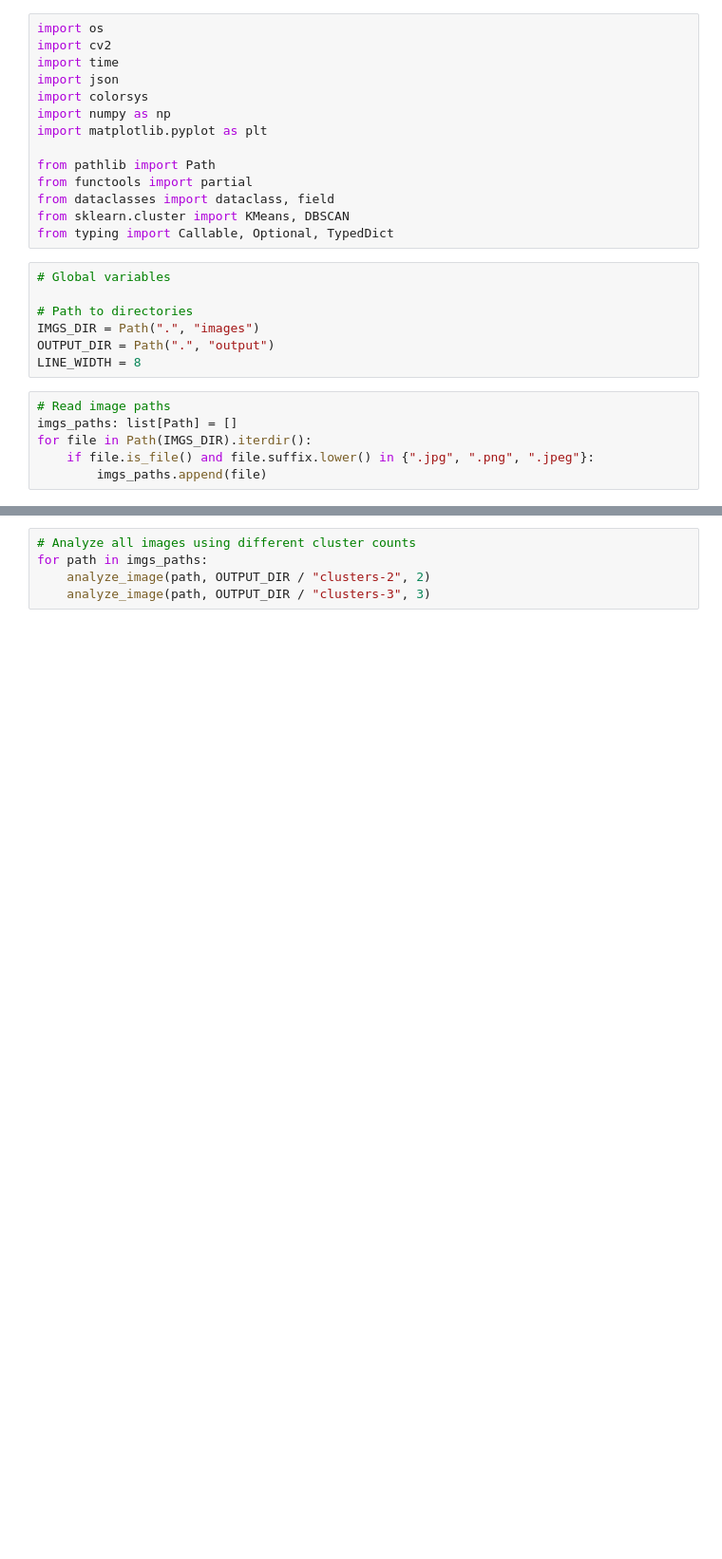
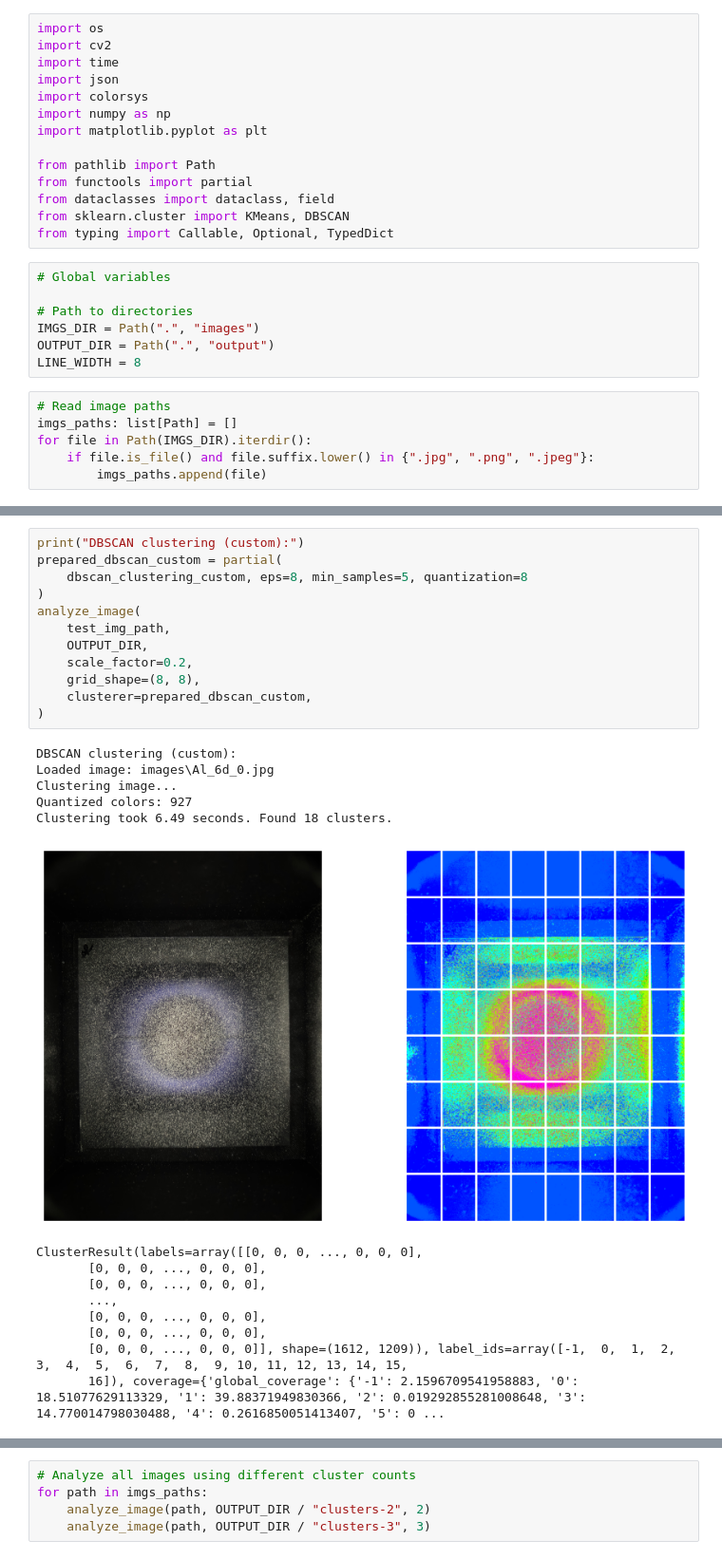
Before and after one commit to AmmoniumX/Thesis, a Jupyter notebook: particle-detection-clustering-distance.ipynb, the cells around one changed output, grey strips where cells are left out. Shown at 95% size. Cells and saved outputs as stored; diff of their text form; blank space fills up the shorter version.

```diff
--- a/particle-detection-clustering-distance.ipynb
+++ b/particle-detection-clustering-distance.ipynb
@@ -508,0 +498,27 @@ ClusterResult(labels=array([[0, 0, 0, ..., 0, 0, 0],
+# %%
+print("DBSCAN clustering (custom):")
+prepared_dbscan_custom = partial(
+    dbscan_clustering_custom, eps=8, min_samples=5, quantization=8
+)
+analyze_image(
+    test_img_path,
+    OUTPUT_DIR,
+    scale_factor=0.2,
+    grid_shape=(8, 8),
+    clusterer=prepared_dbscan_custom,
+)
+# %% [output]
+DBSCAN clustering (custom):
+Loaded image: images\Al_6d_0.jpg
+Clustering image...
+Quantized colors: 927
+Clustering took 6.49 seconds. Found 18 clusters.
+[figure, added]
+ClusterResult(labels=array([[0, 0, 0, ..., 0, 0, 0],
+       [0, 0, 0, ..., 0, 0, 0],
+       [0, 0, 0, ..., 0, 0, 0],
+       ...,
+       [0, 0, 0, ..., 0, 0, 0],
+       [0, 0, 0, ..., 0, 0, 0],
+       [0, 0, 0, ..., 0, 0, 0]], shape=(1612, 1209)), label_ids=array([-1,  0,  1,  2,  3,  4,  5,  6,  7,  8,  9, 10, 11, 12, 13, 14, 15,
+       16]), coverage={'global_coverage': {'-1': 2.1596709541958883, '0': 18.51077629113329, '1': 39.88371949830366, '2': 0.019292855281008648, '3': 14.770014798030488, '4': 0.2616850051413407, '5': 0 ...
```
Also changed, not shown: parts of 5 cells of this notebook, 1 other file.
